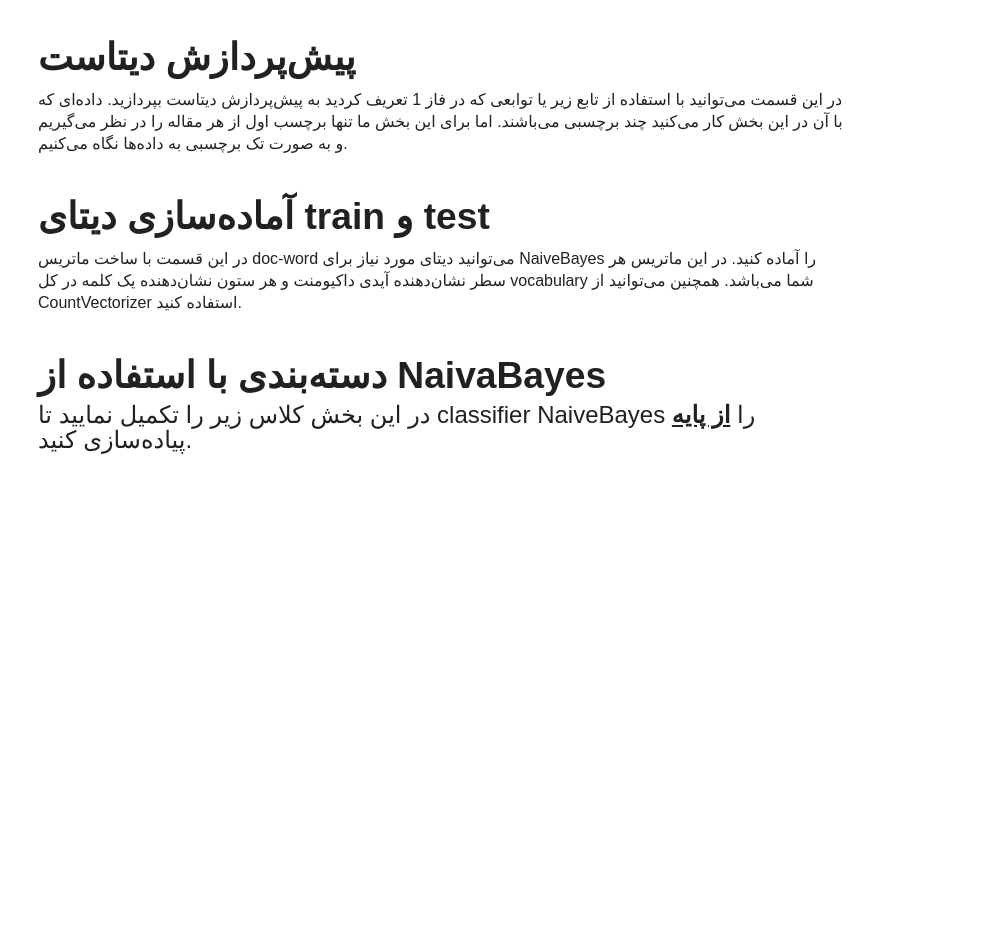
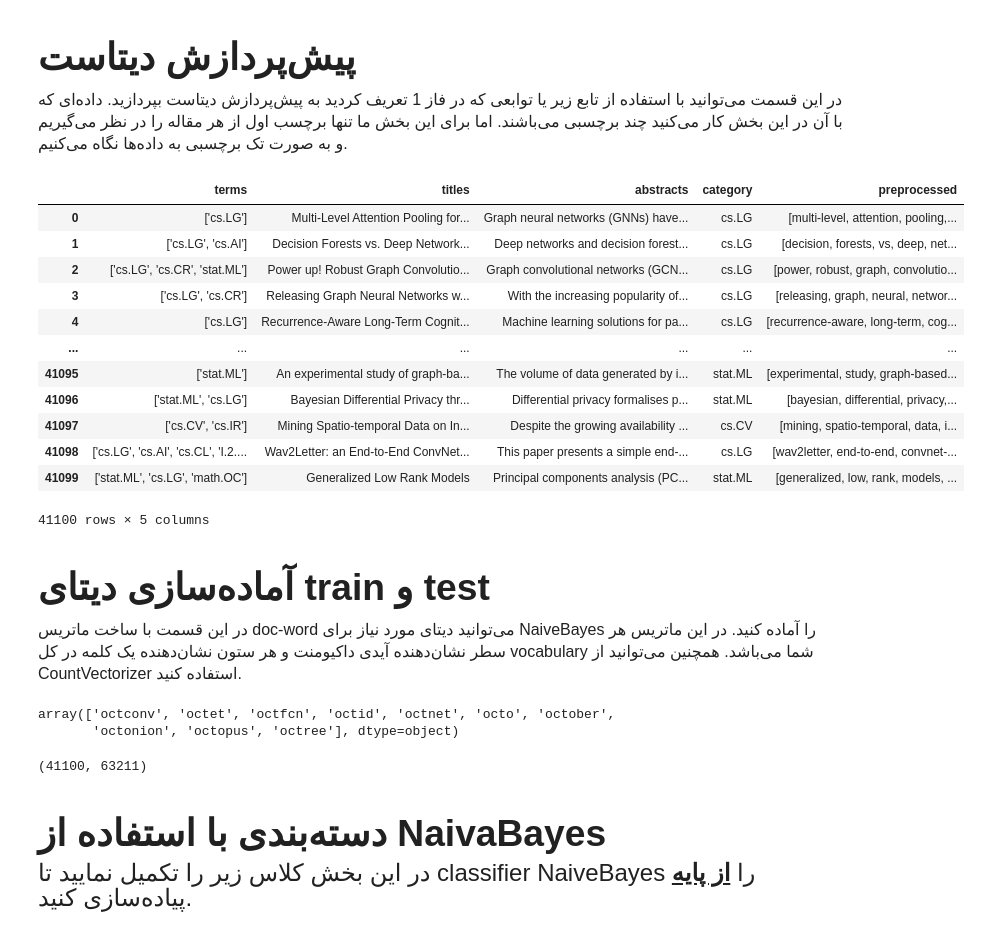
Before and after one commit to ahmadsalimi/information-retrieval, a Jupyter notebook: ir-phase-2.ipynb, the cells around one changed output. Cells and saved outputs as stored; diff of their text form; code cells hidden in the pictures; blank space fills up the shorter version.

Commit message:
Implement preprocessing

```diff
--- a/ir-phase-2.ipynb
+++ b/ir-phase-2.ipynb
@@ -94,0 +105,4 @@ df = pd.read_csv('./arxiv_data.csv')
+# %%
+df = pd.read_csv('./data/arxiv/arxiv_data_210930-054931.csv')
+df['category'] = df['terms'].apply(lambda l: eval(l)[0])
+df = df.drop_duplicates(['titles']).drop_duplicates(['abstracts']).reset_index(drop=True)
@@ -150,3 +186,20 @@ def preprocess_text(text, minimum_length=1, stopword_removal=True, stopwords_dom
+# %%
+df['preprocessed'] = df['titles'].str.cat(df['abstracts'], ' ').parallel_apply(preprocess_text)
+df
+# %% [output]
+|  | terms | titles | abstracts | category | preprocessed |
+| 0 | ['cs.LG'] | Multi-Level Attention Pooling for... | Graph neural networks (GNNs) have... | cs.LG | [multi-level, attention, pooling,... |
+| 1 | ['cs.LG', 'cs.AI'] | Decision Forests vs. Deep Network... | Deep networks and decision forest... | cs.LG | [decision, forests, vs, deep, net... |
+| 2 | ['cs.LG', 'cs.CR', 'stat.ML'] | Power up! Robust Graph Convolutio... | Graph convolutional networks (GCN... | cs.LG | [power, robust, graph, convolutio... |
+| 3 | ['cs.LG', 'cs.CR'] | Releasing Graph Neural Networks w... | With the increasing popularity of... | cs.LG | [releasing, graph, neural, networ... |
+| 4 | ['cs.LG'] | Recurrence-Aware Long-Term Cognit... | Machine learning solutions for pa... | cs.LG | [recurrence-aware, long-term, cog... |
+| ... | ... | ... | ... | ... | ... |
+| 41095 | ['stat.ML'] | An experimental study of graph-ba... | The volume of data generated by i... | stat.ML | [experimental, study, graph-based... |
+| 41096 | ['stat.ML', 'cs.LG'] | Bayesian Differential Privacy thr... | Differential privacy formalises p... | stat.ML | [bayesian, differential, privacy,... |
+| 41097 | ['cs.CV', 'cs.IR'] | Mining Spatio-temporal Data on In... | Despite the growing availability ... | cs.CV | [mining, spatio-temporal, data, i... |
+| 41098 | ['cs.LG', 'cs.AI', 'cs.CL', 'I.2.... | Wav2Letter: an End-to-End ConvNet... | This paper presents a simple end-... | cs.LG | [wav2letter, end-to-end, convnet-... |
+| 41099 | ['stat.ML', 'cs.LG', 'math.OC'] | Generalized Low Rank Models | Principal components analysis (PC... | stat.ML | [generalized, low, rank, models, ... |
+41100 rows × 5 columns
 # %% [markdown]
 <div dir="rtl">
 <font face="XB Zar" size=5>
@@ -166,3 +220,12 @@ def preprocess_text(text, minimum_length=1, stopword_removal=True, stopwords_dom
+# %%
+vectorizer.get_feature_names_out()[40000:40010]
+# %% [output]
+array(['octconv', 'octet', 'octfcn', 'octid', 'octnet', 'octo', 'october',
+       'octonion', 'octopus', 'octree'], dtype=object)
+# %%
+doc_word.shape
+# %% [output]
+(41100, 63211)
 # %% [markdown]
 <div dir="rtl">
 <font face="XB Zar" size=5>
```
Also changed, not shown: parts of 10 cells of this notebook, 1 other file.
